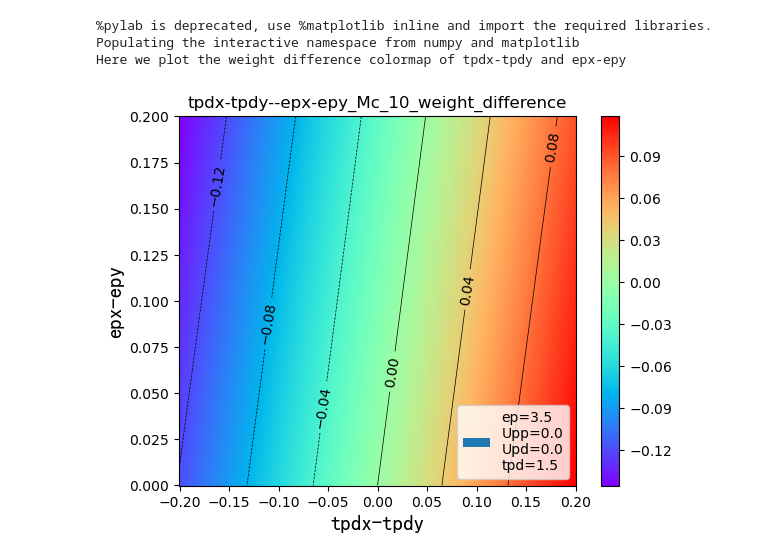
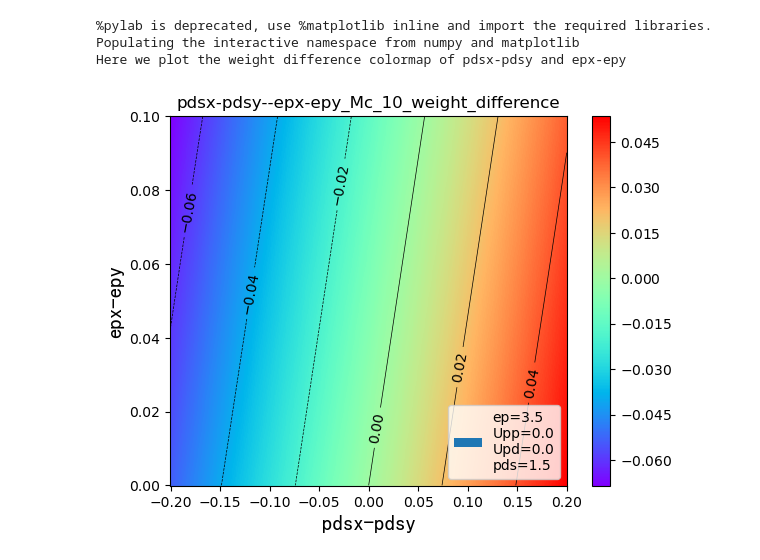
Before and after one commit to ruyyyyan/epx_epy, a Jupyter notebook: plot_parameters_colormap.ipynb, the cells around one changed output. Cells and saved outputs as stored; diff of their text form; code cells hidden in the pictures.

Commit message:
orb=9&11 colormaps are ploted

```diff
--- a/plot_parameters_colormap.ipynb
+++ b/plot_parameters_colormap.ipynb
@@ -38,15 +38,15 @@ pds = 1.5
 pdp = 0.7
 #pds = 0.00001
 #pdp = 0.00001
-pps = 1.0
-ppp = 0.3
+pps = 0.9
+ppp = 0.2
 
 A = 6.0
 B = 0.15
 C = 0.58
 
 ep_avgs = np.arange(3.5, 7.01, 3.5)
-difs = np.arange(0.0, 0.101, 0.01)
+difs = np.arange(0.0, 0.051, 0.01)
 #for computing critical points and plotting precise figures
 # ep_avgs1 = np.arange(0.0, 6.49, 0.5)
 # ep_avgs2 = np.arange(6.5, 8.99, 0.1)
@@ -72,8 +72,12 @@ Upds = np.arange(0,0.51,10)
 Updfs = np.arange(0,0.101,10)
 
 tpddiffs = np.arange(0, 0.2001, 10)
+pdsdiffs = np.arange(-0.1, 0.1001, 0.02)
+vals = np.linspace(1.3, 1.3, num=1, endpoint=True)
+pdss = np.asarray(vals)*2./np.sqrt(3)
+pdps = np.asarray(pdss)*np.sqrt(3)/4.
 
-Norb = 9
+Norb = 11
 Mc = 10
 eta = 0.2
 
@@ -138,25 +142,36 @@ if X == 'ep'and Y == 'dif':
                 Xi.append((sorted_a[i,1]+sorted_a[i,2])*0.5)
                 Yi.append(diff)
                 Zi.append(sorted_a[i,9]-sorted_a[i,15])
-elif Y=='dif' and (X=='Udif' or X=='Updf' or X=='tpddiff'):
+elif Y=='dif' and (X=='Udif' or X=='Updf' or X=='tpddiff' or X=='pdsdiff' or X=='pdpdiff'):
     fixed_Upp=0.0
     fixed_Upd=0.0
     fixed_tpd=1.5
-    fixed_ep=7.0     #3.5 or 7.0
-    fig_name = axisX+'--'+axisY+'_tpd'+str(fixed_tpd)+'_ep'+str(fixed_ep)+'_Upp'+str(fixed_Upp)+'_Upd'+str(fixed_Upd)\
-    +'_Mc_'+str(Mc)+'_whtdiff_colormap'+'.pdf'
+    fixed_pds=1.3*2/np.sqrt(3)
+    fixed_pdp=np.asarray(fixed_pds)*np.sqrt(3)/4.
+    fixed_ep=3.5    #3.5 or 7.0
+    fixed_pds=round(fixed_pds,5)
+    fixed_pdp=round(fixed_pdp,5)
+
     for XX in eval(X+'s'):
-        XX = round(XX,4)
+        XX = round(XX,5)
         for YY in eval(Y+'s'):
-            YY = round(YY,4)
+            YY = round(YY,5)
             if Norb==7:
                 ff = 'GS_weights_Norb7'+'_tpd'+str(fixed_tpd)+'_tpddiff'+str(eval(Idx[6]))+'_tpp'+str(tpp)+\
                 '_diff'+str(eval(Idx[5]))+'_Upp'+str(fixed_Upp)+'_Udif'+str(eval(Idx[1]))\
                      +'_Vpp'+str(0.0)+'_Upd'+str(fixed_Upd)+'_Updf'+str(eval(Idx[3]))+'_Mc'+str(Mc)+'_eta'+str(eta)+'.txt'
+                fig_name = axisX+'--'+axisY+'_Nord7'+'_tpd'+str(fixed_tpd)+'_ep'+str(fixed_ep)\
+                         +'_Upp'+str(fixed_Upp)+'_Upd'+str(fixed_Upd)\
+                         +'_Mc_'+str(Mc)+'_whtdiff_colormap'+'.pdf'
             if Norb==9 or Norb==11:
-                ff = 'GS_weights_'+'Norb'+str(Norb)+'_pps'+str(pps)+'_ppp'+str(ppp)+'_diff'+str(eval(Idx[5]))+\
+                ff = 'GS_weights_'+'Norb'+str(Norb)+'_pds'+str(fixed_pds)+'_pdsdiff'+str(eval(Idx[7]))\
+                     +'_pdp'+str(fixed_pdp)+'_pdpdiff'+str(round(eval(Idx[7])*np.sqrt(3)/4.,5))\
+                     +'_pps'+str(pps)+'_ppp'+str(ppp)+'_diff'+str(eval(Idx[5]))+\
                      '_Upp'+str(fixed_Upp)+'_Udif'+str(eval(Idx[1]))+'_Vpp'+str(0.0)+'_Upd'+str(fixed_Upd)+\
                      '_Updf'+str(eval(Idx[3]))+'_Mc'+str(Mc)+'_eta'+str(eta)+'.txt'
+                fig_name = axisX+'--'+axisY+'_Nord'+str(Norb)+'_pds'+str(fixed_pds)+'_ep'+str(fixed_ep)\
+                         +'_Upp'+str(fixed_Upp)+'_Upd'+str(fixed_Upd)\
+                         +'_Mc_'+str(Mc)+'_whtdiff_colormap'+'.pdf'
             c = loadtxt('./data_GS/'+ff,skiprows=0)
             if Norb==9 or Norb==11:
                 c = np.delete(c, 3, axis=1)
@@ -237,35 +252,35 @@ else:
 rbf_fun = Rbf(Xi, Yi, Zi, function='cubic')
 
 Xi_new = adjust_array_length(eval(X+'s'), 500)
 Yi_new = adjust_array_length(eval(Y+'s'), 500)
 
 # Xi_new = take_between_values_inclusive(Xi_new, 9, 12)
 # Yi_new = take_between_values_inclusive(Yi_new,0, 0.1)#no more than Xi_new[-1] or Yi_new[-1]
 
 x_grid, y_grid = np.meshgrid(Xi_new, Yi_new)
 Zi_new = rbf_fun(x_grid.ravel(), y_grid.ravel()).reshape(x_grid.shape)
-if X=='Udif'or X=='Updf' or X=='dif':
+if X=='Udif'or X=='Updf' or X=='dif' or X=='tpddiff' or X=='pdsdiff' or X=='pdpdiff':
     Xi_new=2*Xi_new
-if Y=='Udif'or Y=='Updf' or Y=='dif':
+if Y=='Udif'or Y=='Updf' or Y=='dif' or Y=='tpddiff' or Y=='pdsdiff' or Y=='pdpdiff':
     Yi_new=2*Yi_new
 
 fig = plt.pcolor(Xi_new,Yi_new, Zi_new,cmap=plt.cm.rainbow)
 
 C = plt.contour(Xi_new, Yi_new, Zi_new,colors='black',linewidths=0.5,extend='both')
 plt.clabel(C, inline=True, fontsize=10)
 
 colorbar = plt.colorbar(fig,ticks=ticker.MaxNLocator(nbins=10))
 colorbar.formatter = ScalarFormatter(useMathText=True)
 colorbar.update_ticks()
 # colorbar.set_label('Weight difference', rotation=270, labelpad=15)
 
-plt.legend(labels=['ep='+str(fixed_ep)+'\nUpp='+str(fixed_Upp)+'\nUpd='+str(fixed_Upd)+'\ntpd='+str(fixed_tpd)],loc='lower right')
+plt.legend(labels=['ep='+str(fixed_ep)+'\nUpp='+str(fixed_Upp)+'\nUpd='+str(fixed_Upd)+'\npds='+str(fixed_tpd)],loc='lower right')
 plt.xlabel(axisX, fontproperties='simHei', fontsize=15)
 plt.ylabel(axisY, fontproperties='simHei', fontsize=15)
 plt.title(axisX+'--'+axisY+'_Mc_'+str(Mc)+'_weight_difference')
 savefig(fig_name)
 # %% [output]
 %pylab is deprecated, use %matplotlib inline and import the required libraries.
 Populating the interactive namespace from numpy and matplotlib
-Here we plot the weight difference colormap of tpdx-tpdy and epx-epy
+Here we plot the weight difference colormap of pdsx-pdsy and epx-epy
-[figure, old version]
+[figure, new version]
```
Also changed, not shown: 2 other files.
